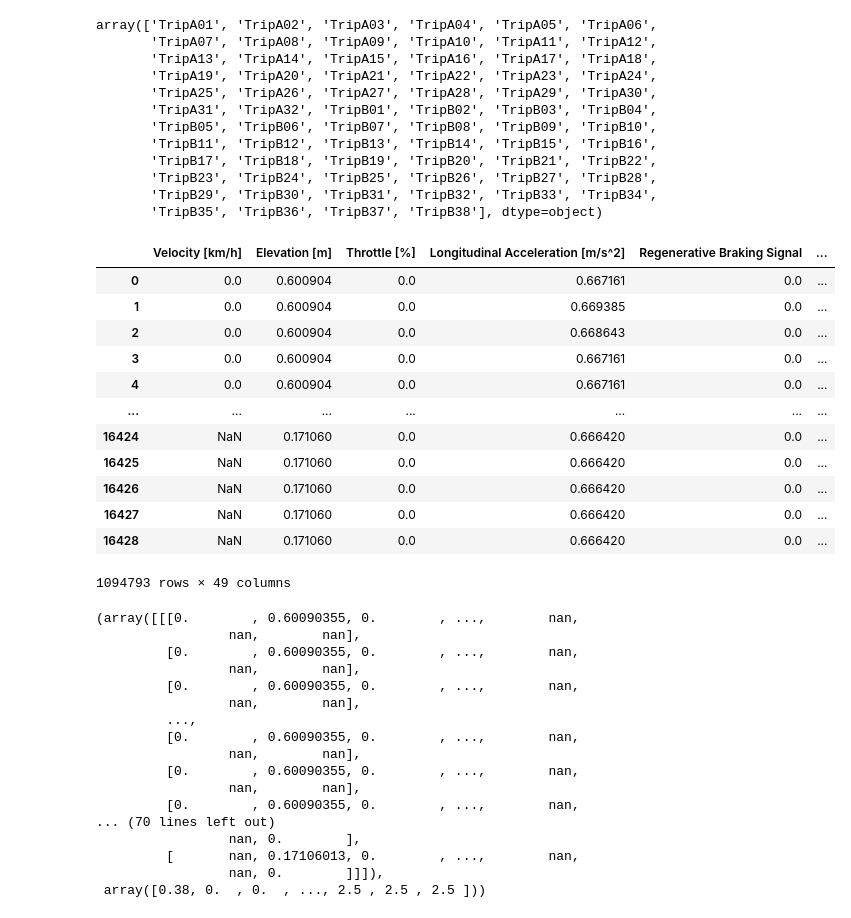
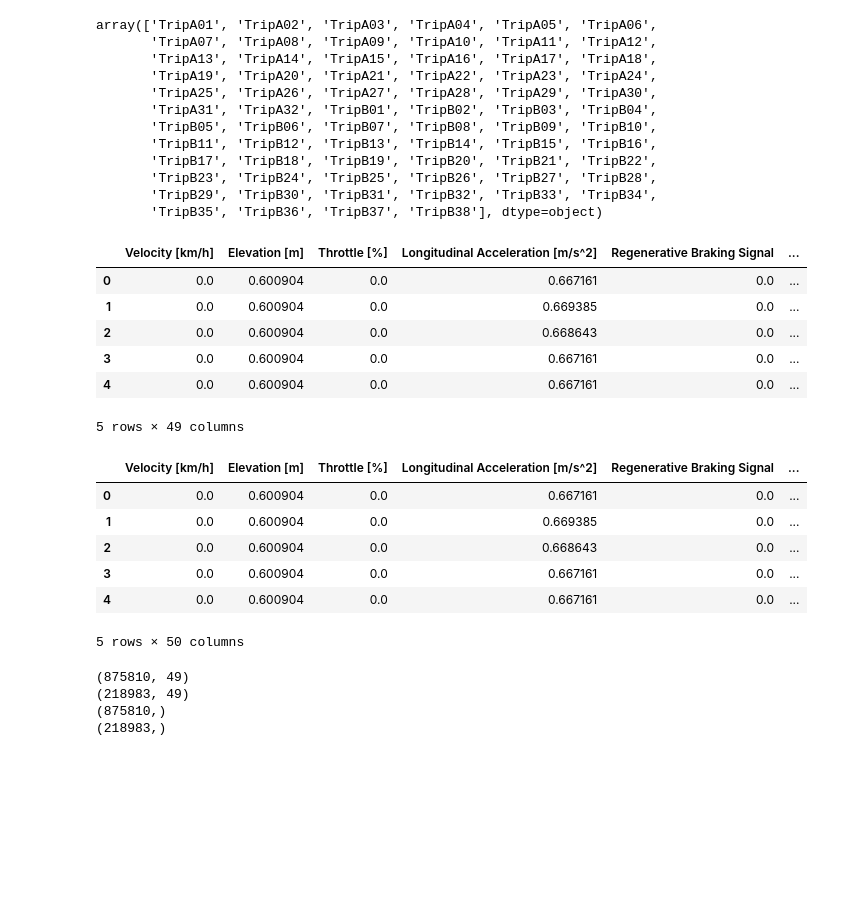
Before and after one commit to INXE-Lainf-Labs/EletricVehicleConsumptionEstimators, a Jupyter notebook: Conect2AI/NepochsLSTM.ipynb, the cells around one changed output. Cells and saved outputs as stored; diff of their text form; code cells hidden in the pictures; blank space fills up the shorter version.

```diff
--- a/Conect2AI/NepochsLSTM.ipynb
+++ b/Conect2AI/NepochsLSTM.ipynb
@@ -212,22 +222,28 @@ X_scaled = scaler_X.fit_transform(X.values)
 # %%
 X_scaled = pd.DataFrame(
     X_scaled,
     columns=X.columns,
     index=X.index
 )
 X_scaled['Trip'] = trips['Trip']
-X_scaled
+X_scaled.head()
 # %% [output]
 |  | Velocity [km/h] | Elevation [m] | Throttle [%] | Longitudinal Acceleration [m/s^2] | Regenerative Braking Signal | ... |
 | 0 | 0.0 | 0.600904 | 0.0 | 0.667161 | 0.0 | ... |
 | 1 | 0.0 | 0.600904 | 0.0 | 0.669385 | 0.0 | ... |
 | 2 | 0.0 | 0.600904 | 0.0 | 0.668643 | 0.0 | ... |
 | 3 | 0.0 | 0.600904 | 0.0 | 0.667161 | 0.0 | ... |
 | 4 | 0.0 | 0.600904 | 0.0 | 0.667161 | 0.0 | ... |
-| ... | ... | ... | ... | ... | ... | ... |
-| 16424 | NaN | 0.171060 | 0.0 | 0.666420 | 0.0 | ... |
-| 16425 | NaN | 0.171060 | 0.0 | 0.666420 | 0.0 | ... |
-| 16426 | NaN | 0.171060 | 0.0 | 0.666420 | 0.0 | ... |
-| 16427 | NaN | 0.171060 | 0.0 | 0.666420 | 0.0 | ... |
-| 16428 | NaN | 0.171060 | 0.0 | 0.666420 | 0.0 | ... |
-1094793 rows × 49 columns
+5 rows × 49 columns
+# %%
+scaled_dataset = X_scaled
+scaled_dataset['Motor Torque [Nm]'] = y_scaled
+scaled_dataset.head()
+# %% [output]
+|  | Velocity [km/h] | Elevation [m] | Throttle [%] | Longitudinal Acceleration [m/s^2] | Regenerative Braking Signal | ... |
+| 0 | 0.0 | 0.600904 | 0.0 | 0.667161 | 0.0 | ... |
+| 1 | 0.0 | 0.600904 | 0.0 | 0.669385 | 0.0 | ... |
+| 2 | 0.0 | 0.600904 | 0.0 | 0.668643 | 0.0 | ... |
+| 3 | 0.0 | 0.600904 | 0.0 | 0.667161 | 0.0 | ... |
+| 4 | 0.0 | 0.600904 | 0.0 | 0.667161 | 0.0 | ... |
+5 rows × 50 columns
@@ -234,3 +267,13 @@ X_scaled
+# %%
+print(X_train.shape)
+print(X_test.shape)
+print(y_train.shape)
+print(y_test.shape)
+# %% [output]
+(875810, 49)
+(218983, 49)
+(875810,)
+(218983,)
 # %%
 def create_seq(X, y, window_size=10):
     X_seq, y_seq = [], []
@@ -246,24 +289,6 @@ def create_seq(X, y, window_size=10):
     return np.array(X_seq), np.array(y_seq)
 
 
-X_seq, y_seq = create_seq(X_scaled, y, window_size=10)
-X_seq, y_seq
+X_train_seq, y_train_seq = create_seq(X_train, y_train.values, window_size=10)
+X_test_seq, y_test_seq = create_seq(X_test, y_test.values, window_size=10)
-# %% [output]
-(array([[[0.        , 0.60090355, 0.        , ...,        nan,
-                 nan,        nan],
-         [0.        , 0.60090355, 0.        , ...,        nan,
-                 nan,        nan],
-         [0.        , 0.60090355, 0.        , ...,        nan,
-                 nan,        nan],
-         ...,
-         [0.        , 0.60090355, 0.        , ...,        nan,
-                 nan,        nan],
-         [0.        , 0.60090355, 0.        , ...,        nan,
-                 nan,        nan],
-         [0.        , 0.60090355, 0.        , ...,        nan,
-... (70 lines left out)
-                 nan, 0.        ],
-         [       nan, 0.17106013, 0.        , ...,        nan,
-                 nan, 0.        ]]]),
- array([0.38, 0.  , 0.  , ..., 2.5 , 2.5 , 2.5 ]))
 # %%
```
Also changed, not shown: parts of 14 cells of this notebook, 1 other file.
